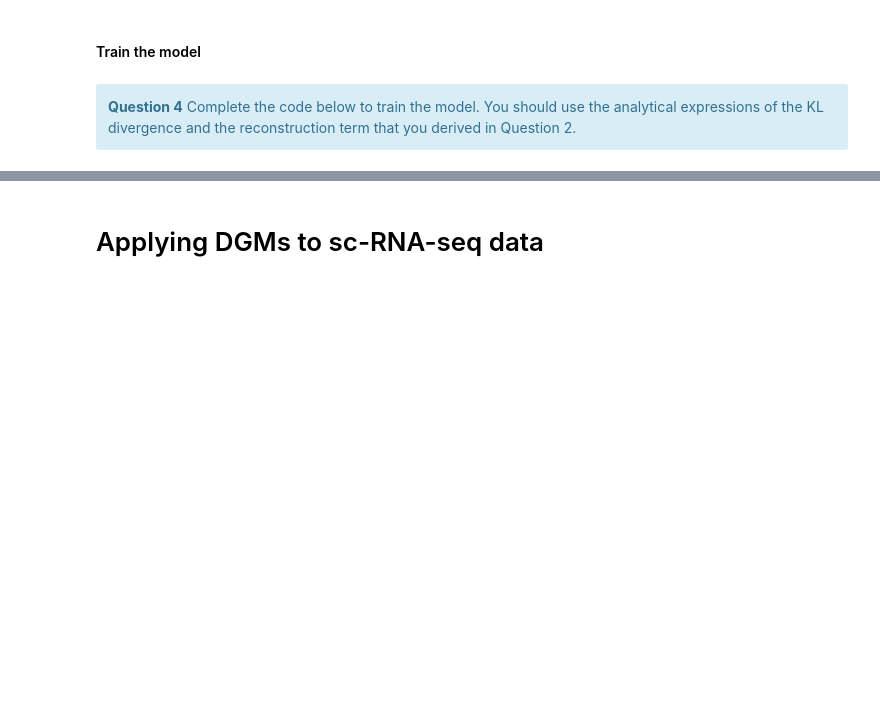
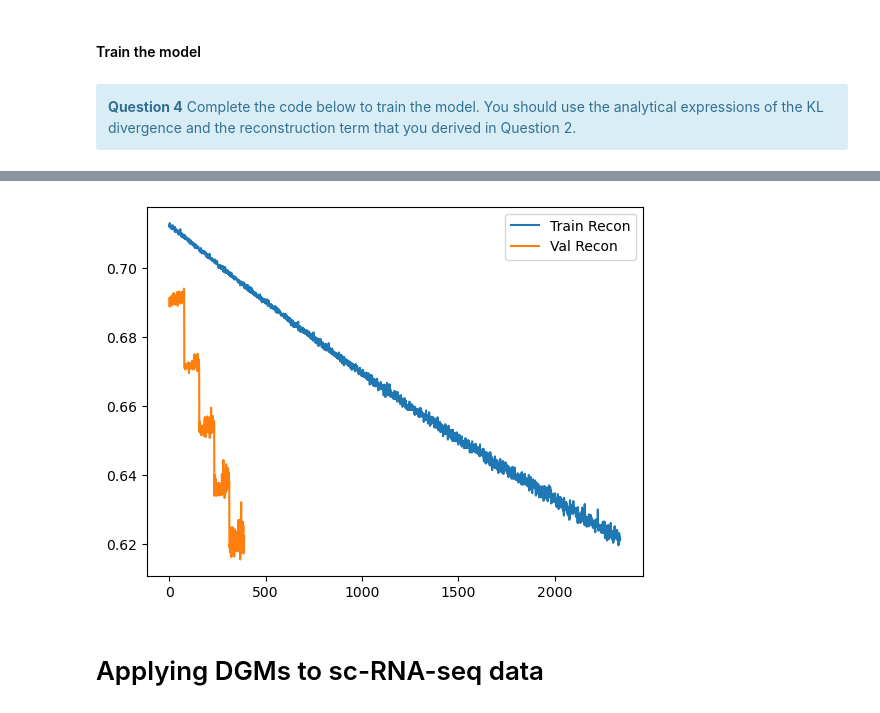
Before and after one commit to ai-hub-weizmann/ex-vae, a Jupyter notebook: vae.ipynb, the cells around one changed output, grey strips where cells are left out. Cells and saved outputs as stored; diff of their text form; code cells hidden in the pictures; blank space fills up the shorter version.

```diff
--- a/vae.ipynb
+++ b/vae.ipynb
@@ -329,2 +508,9 @@ for epoch in range(N_EPOCHS):
+# %%
+plt.plot(train_recon, label="Train Recon")
+plt.plot(val_recon, label="Val Recon")
+plt.legend()
+plt.show()
+# %% [output]
+[figure, added]
 # %% [markdown]
 # Applying DGMs to sc-RNA-seq data
```
Also changed, not shown: parts of 31 cells of this notebook, 1 other file.
